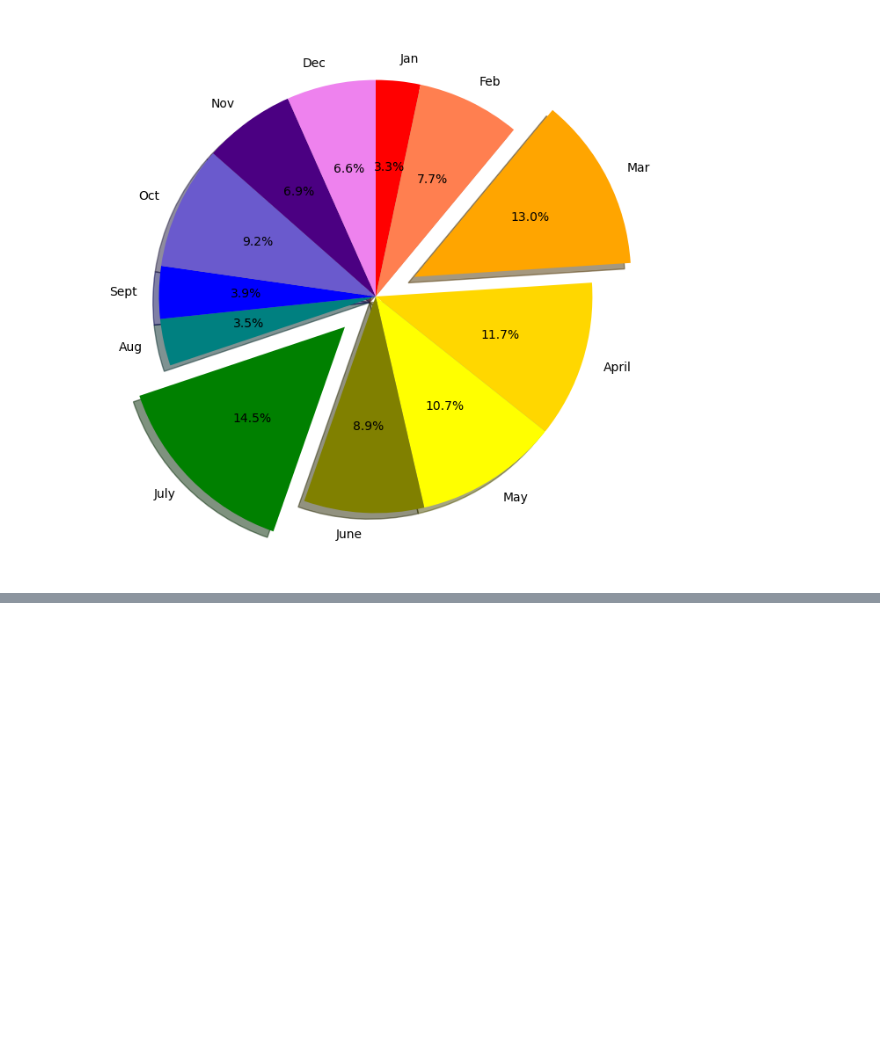
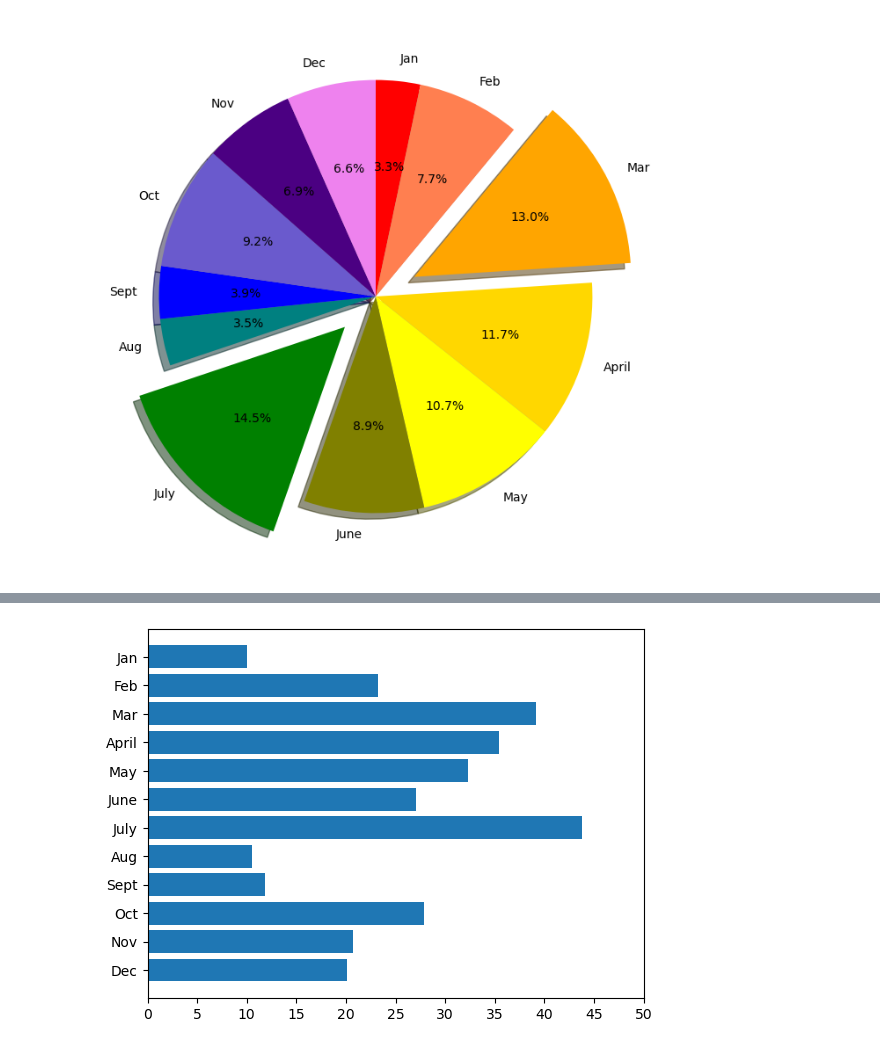
Before and after one commit to LJD0/Rideshare_Analysis, a Jupyter notebook: matplotlib_practice.ipynb, the cells around one changed output, grey strips where cells are left out. Cells and saved outputs as stored; diff of their text form; code cells hidden in the pictures; blank space fills up the shorter version.

```diff
--- a/matplotlib_practice.ipynb
+++ b/matplotlib_practice.ipynb
@@ -137,0 +163,6 @@ ax.plot()
+# %%
+plt.barh(x_axis,y_axis)
+plt.xticks(np.arange(0,51,step=5.0))
+plt.gca().invert_yaxis()
+# %% [output]
+[figure, added]
```
Also changed, not shown: parts of 7 cells of this notebook.
